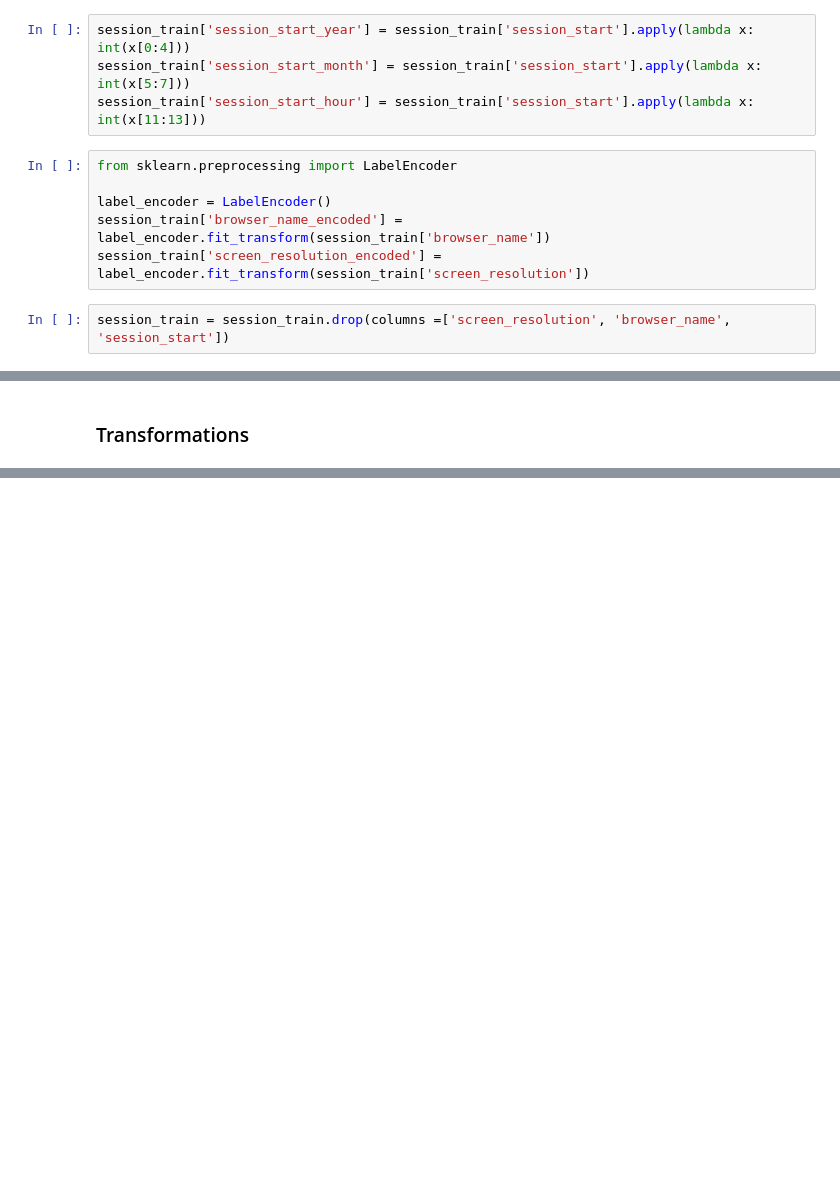
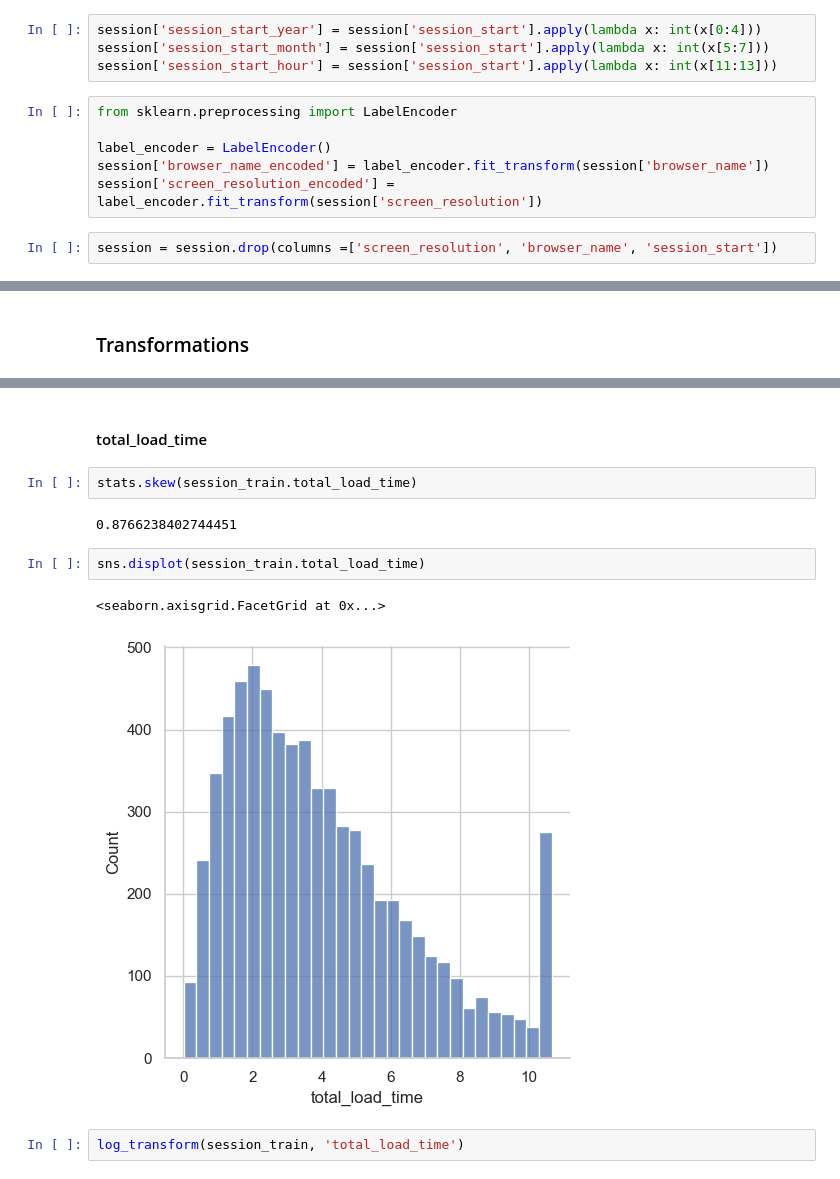
Before and after one commit to vlard2905/IAU-project, a Jupyter notebook: Faze 1 jupyter IAU proj.ipynb, the cells around one changed output, grey strips where cells are left out. Cells and saved outputs as stored; diff of their text form; blank space fills up the shorter version.

```diff
--- a/Faze 1 jupyter IAU proj.ipynb
+++ b/Faze 1 jupyter IAU proj.ipynb
@@ -2190,13 +2172,13 @@ Non-numeric columns and how we are going to deal with them:
 # %%
-session_train['session_start_year'] = session_train['session_start'].apply(lambda x: int(x[0:4]))
-session_train['session_start_month'] = session_train['session_start'].apply(lambda x: int(x[5:7]))
-session_train['session_start_hour'] = session_train['session_start'].apply(lambda x: int(x[11:13]))
+session['session_start_year'] = session['session_start'].apply(lambda x: int(x[0:4]))
+session['session_start_month'] = session['session_start'].apply(lambda x: int(x[5:7]))
+session['session_start_hour'] = session['session_start'].apply(lambda x: int(x[11:13]))
 # %%
 from sklearn.preprocessing import LabelEncoder
 
 label_encoder = LabelEncoder()
-session_train['browser_name_encoded'] = label_encoder.fit_transform(session_train['browser_name'])
-session_train['screen_resolution_encoded'] = label_encoder.fit_transform(session_train['screen_resolution'])
+session['browser_name_encoded'] = label_encoder.fit_transform(session['browser_name'])
+session['screen_resolution_encoded'] = label_encoder.fit_transform(session['screen_resolution'])
 # %%
-session_train = session_train.drop(columns =['screen_resolution', 'browser_name', 'session_start'])
+session = session.drop(columns =['screen_resolution', 'browser_name', 'session_start'])
 # %%
@@ -2223,0 +2260,13 @@ memory usage: 1.3 MB
+# %% [markdown]
+#### total_load_time
+# %%
+stats.skew(session_train.total_load_time)
+# %% [output]
+0.8766238402744451
+# %%
+sns.displot(session_train.total_load_time)
+# %% [output]
+<seaborn.axisgrid.FacetGrid at 0x...>
+[figure, added]
+# %%
+log_transform(session_train, 'total_load_time')
```
Also changed, not shown: parts of 50 cells of this notebook.
